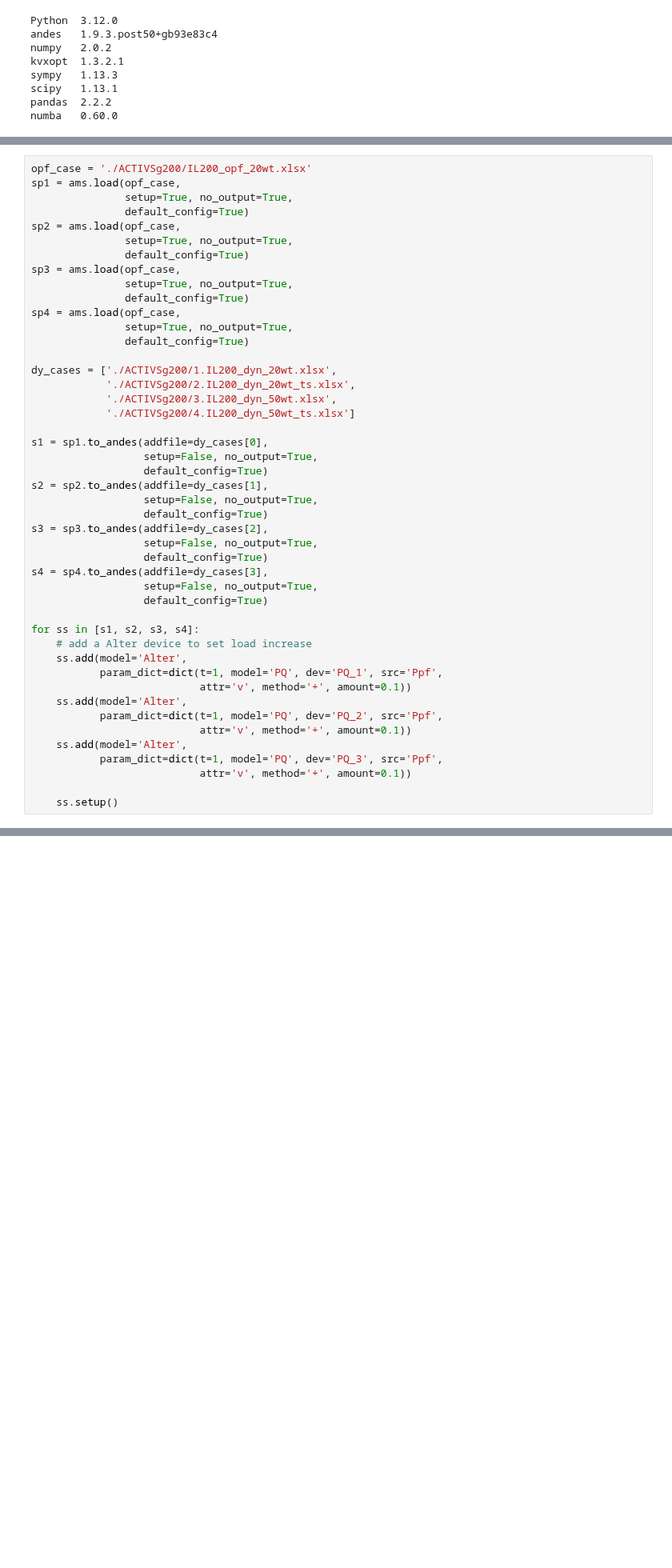
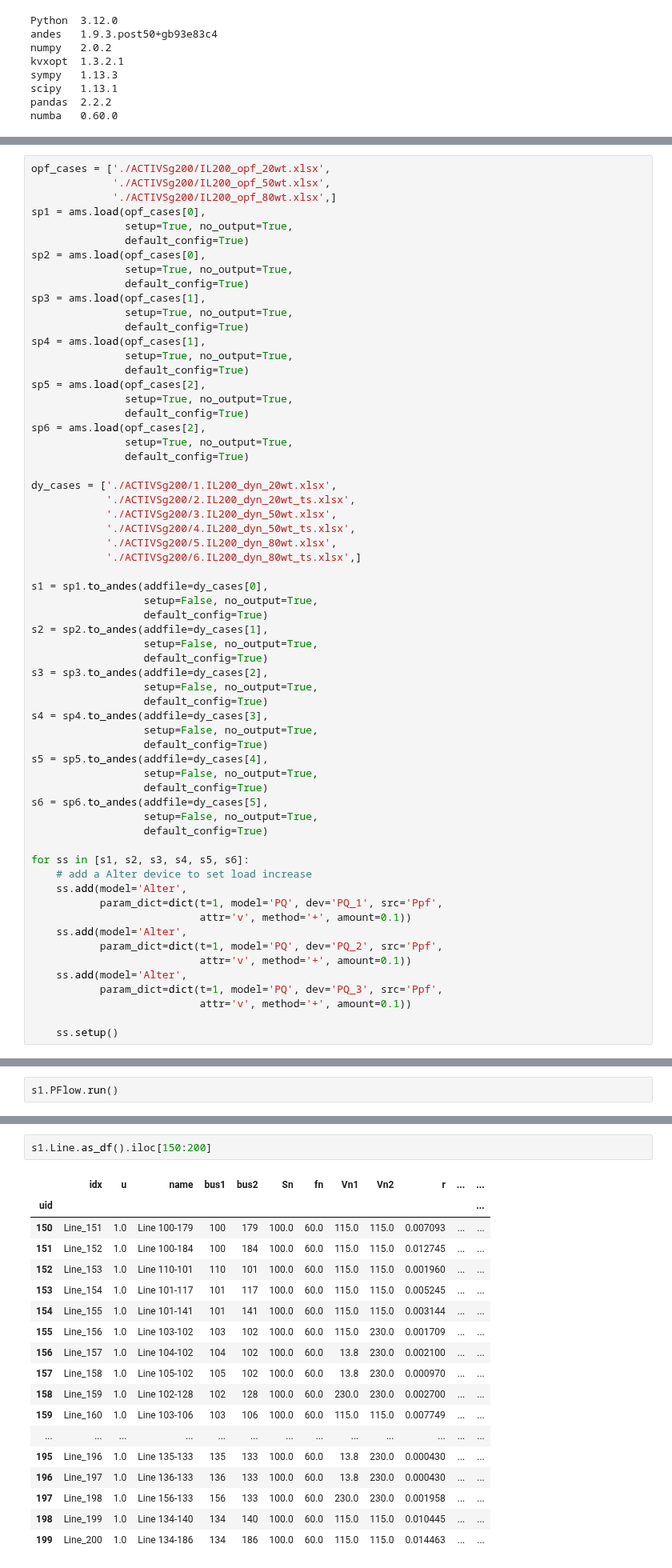
Before and after one commit to jinningwang/thermal_inertia, a Jupyter notebook: CaseStudy.ipynb, the cells around one changed output, grey strips where cells are left out. Shown at 80% size. Saved outputs shown, nothing was run; the diff lists cells and outputs as text; blank space fills up the shorter version.

Commit message:
[WIP] Fix cases

```diff
--- a/CaseStudy.ipynb
+++ b/CaseStudy.ipynb
@@ -34,24 +34,34 @@ The four dynamic cases are:
 
 ``4.IL200_dyn_50wt_ts.xlsx``, 50% wind penetration with IEEEG1 replaced by IEEEG1TS
 # %%
-opf_case = './ACTIVSg200/IL200_opf_20wt.xlsx'
-sp1 = ams.load(opf_case,
+opf_cases = ['./ACTIVSg200/IL200_opf_20wt.xlsx',
+             './ACTIVSg200/IL200_opf_50wt.xlsx',
+             './ACTIVSg200/IL200_opf_80wt.xlsx',]
+sp1 = ams.load(opf_cases[0],
                setup=True, no_output=True,
                default_config=True)
-sp2 = ams.load(opf_case,
+sp2 = ams.load(opf_cases[0],
                setup=True, no_output=True,
                default_config=True)
-sp3 = ams.load(opf_case,
+sp3 = ams.load(opf_cases[1],
                setup=True, no_output=True,
                default_config=True)
-sp4 = ams.load(opf_case,
+sp4 = ams.load(opf_cases[1],
+               setup=True, no_output=True,
+               default_config=True)
+sp5 = ams.load(opf_cases[2],
+               setup=True, no_output=True,
+               default_config=True)
+sp6 = ams.load(opf_cases[2],
                setup=True, no_output=True,
                default_config=True)
 
 dy_cases = ['./ACTIVSg200/1.IL200_dyn_20wt.xlsx',
             './ACTIVSg200/2.IL200_dyn_20wt_ts.xlsx',
             './ACTIVSg200/3.IL200_dyn_50wt.xlsx',
-            './ACTIVSg200/4.IL200_dyn_50wt_ts.xlsx']
+            './ACTIVSg200/4.IL200_dyn_50wt_ts.xlsx',
+            './ACTIVSg200/5.IL200_dyn_80wt.xlsx',
+            './ACTIVSg200/6.IL200_dyn_80wt_ts.xlsx',]
 
 s1 = sp1.to_andes(addfile=dy_cases[0],
                   setup=False, no_output=True,
@@ -65,8 +75,14 @@ s3 = sp3.to_andes(addfile=dy_cases[2],
 s4 = sp4.to_andes(addfile=dy_cases[3],
                   setup=False, no_output=True,
                   default_config=True)
+s5 = sp5.to_andes(addfile=dy_cases[4],
+                  setup=False, no_output=True,
+                  default_config=True)
+s6 = sp6.to_andes(addfile=dy_cases[5],
+                  setup=False, no_output=True,
+                  default_config=True)
 
-for ss in [s1, s2, s3, s4]:
+for ss in [s1, s2, s3, s4, s5, s6]:
     # add a Alter device to set load increase
     ss.add(model='Alter',
            param_dict=dict(t=1, model='PQ', dev='PQ_1', src='Ppf',
@@ -91,2 +116,4 @@ sp4.dyn.send(adsys=s4, routine='DCOPF')
 # %% [output]
 True
+# %%
+s1.PFlow.run()
@@ -92,0 +143,21 @@ True
+# %%
+s1.Line.as_df().iloc[150:200]
+# %% [output]
+|  | idx | u | name | bus1 | bus2 | Sn | fn | Vn1 | Vn2 | r | ... | ... |
+| uid |  |  |  |  |  |  |  |  |  |  |  | ... |
+| 150 | Line_151 | 1.0 | Line 100-179 | 100 | 179 | 100.0 | 60.0 | 115.0 | 115.0 | 0.007093 | ... | ... |
+| 151 | Line_152 | 1.0 | Line 100-184 | 100 | 184 | 100.0 | 60.0 | 115.0 | 115.0 | 0.012745 | ... | ... |
+| 152 | Line_153 | 1.0 | Line 110-101 | 110 | 101 | 100.0 | 60.0 | 115.0 | 115.0 | 0.001960 | ... | ... |
+| 153 | Line_154 | 1.0 | Line 101-117 | 101 | 117 | 100.0 | 60.0 | 115.0 | 115.0 | 0.005245 | ... | ... |
+| 154 | Line_155 | 1.0 | Line 101-141 | 101 | 141 | 100.0 | 60.0 | 115.0 | 115.0 | 0.003144 | ... | ... |
+| 155 | Line_156 | 1.0 | Line 103-102 | 103 | 102 | 100.0 | 60.0 | 115.0 | 230.0 | 0.001709 | ... | ... |
+| 156 | Line_157 | 1.0 | Line 104-102 | 104 | 102 | 100.0 | 60.0 | 13.8 | 230.0 | 0.002100 | ... | ... |
+| 157 | Line_158 | 1.0 | Line 105-102 | 105 | 102 | 100.0 | 60.0 | 13.8 | 230.0 | 0.000970 | ... | ... |
+| 158 | Line_159 | 1.0 | Line 102-128 | 102 | 128 | 100.0 | 60.0 | 230.0 | 230.0 | 0.002700 | ... | ... |
+| 159 | Line_160 | 1.0 | Line 103-106 | 103 | 106 | 100.0 | 60.0 | 115.0 | 115.0 | 0.007749 | ... | ... |
+| ... | ... | ... | ... | ... | ... | ... | ... | ... | ... | ... | ... | ... |
+| 195 | Line_196 | 1.0 | Line 135-133 | 135 | 133 | 100.0 | 60.0 | 13.8 | 230.0 | 0.000430 | ... | ... |
+| 196 | Line_197 | 1.0 | Line 136-133 | 136 | 133 | 100.0 | 60.0 | 13.8 | 230.0 | 0.000430 | ... | ... |
+| 197 | Line_198 | 1.0 | Line 156-133 | 156 | 133 | 100.0 | 60.0 | 230.0 | 230.0 | 0.001958 | ... | ... |
+| 198 | Line_199 | 1.0 | Line 134-140 | 134 | 140 | 100.0 | 60.0 | 115.0 | 115.0 | 0.010445 | ... | ... |
+| 199 | Line_200 | 1.0 | Line 134-186 | 134 | 186 | 100.0 | 60.0 | 115.0 | 115.0 | 0.014463 | ... | ... |
```
Also changed, not shown: parts of 11 cells of this notebook, 3 other files.
